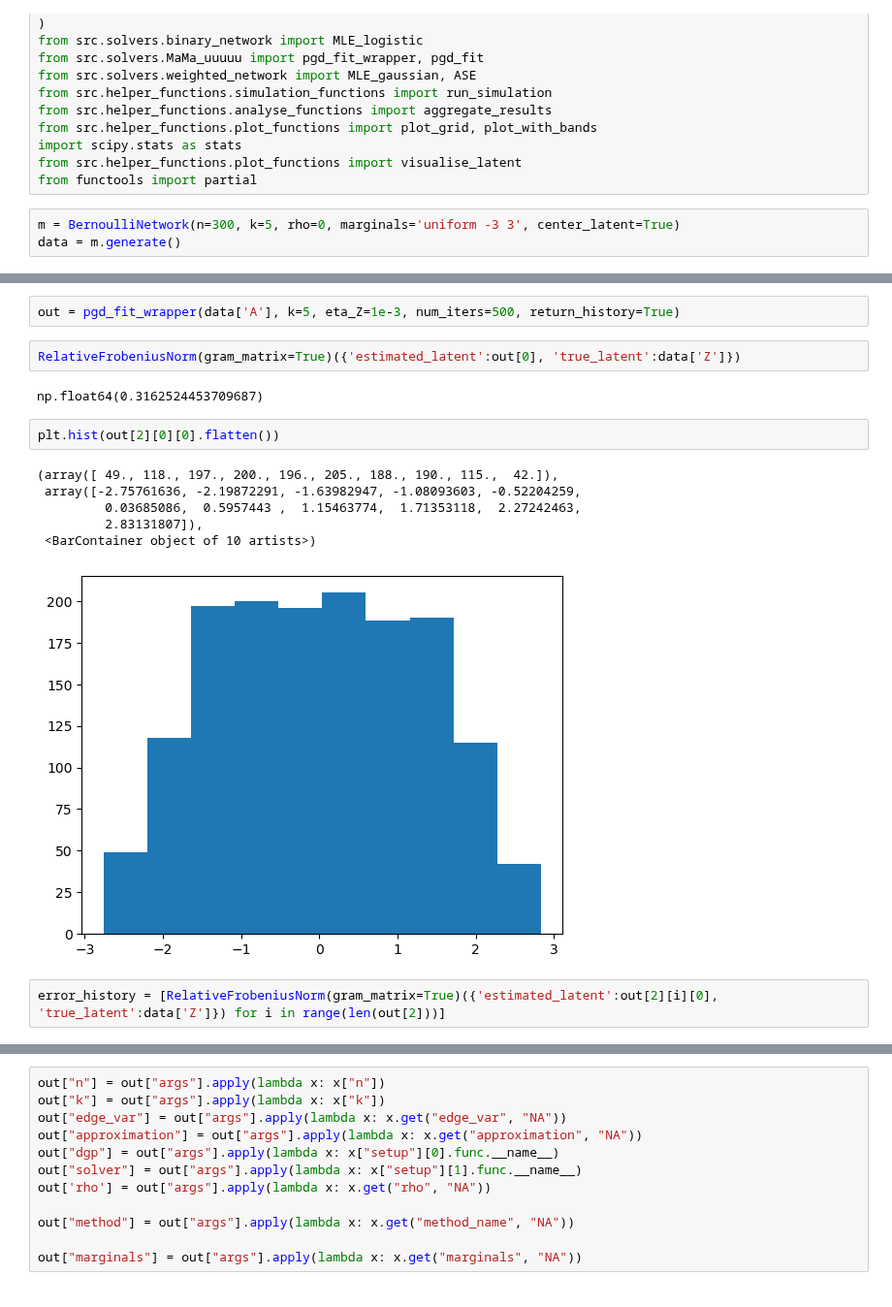
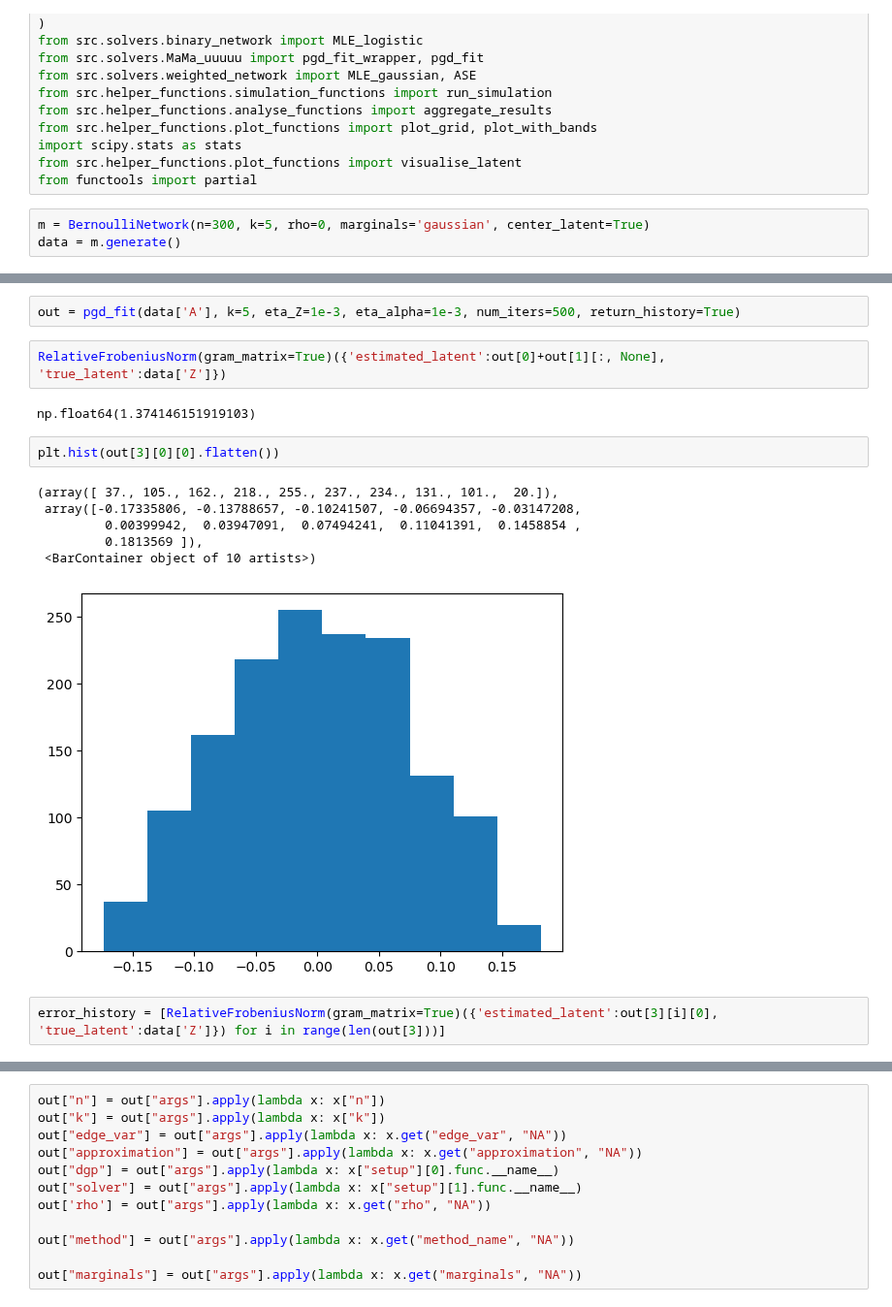
Before and after one commit to lorenzo-costa/testing-network-independence, a Jupyter notebook: notebooks/new_setup.ipynb, the cells around one changed output, grey strips where cells are left out. Shown at 97% size. Saved outputs shown, nothing was run; the diff lists cells and outputs as text.

```diff
--- a/notebooks/new_setup.ipynb
+++ b/notebooks/new_setup.ipynb
@@ -45,7 +45,7 @@ import scipy.stats as stats
 from src.helper_functions.plot_functions import visualise_latent
 from functools import partial
 # %%
-m = BernoulliNetwork(n=300, k=5, rho=0, marginals='uniform -3 3', center_latent=True)
+m = BernoulliNetwork(n=300, k=5, rho=0, marginals='gaussian', center_latent=True)
 data = m.generate()
 # %%
 data['A'].sum()/data['A'].size
@@ -63,20 +72,20 @@ plt.hist((data['Z']).flatten())
 # %%
-out = pgd_fit_wrapper(data['A'], k=5, eta_Z=1e-3, num_iters=500, return_history=True)
+out = pgd_fit(data['A'], k=5, eta_Z=1e-3, eta_alpha=1e-3, num_iters=500, return_history=True)
 # %%
-RelativeFrobeniusNorm(gram_matrix=True)({'estimated_latent':out[0], 'true_latent':data['Z']})
+RelativeFrobeniusNorm(gram_matrix=True)({'estimated_latent':out[0]+out[1][:, None], 'true_latent':data['Z']})
 # %% [output]
-np.float64(0.3162524453709687)
+np.float64(1.374146151919103)
 # %%
-plt.hist(out[2][0][0].flatten())
+plt.hist(out[3][0][0].flatten())
 # %% [output]
-(array([ 49., 118., 197., 200., 196., 205., 188., 190., 115.,  42.]),
- array([-2.75761636, -2.19872291, -1.63982947, -1.08093603, -0.52204259,
-         0.03685086,  0.5957443 ,  1.15463774,  1.71353118,  2.27242463,
-         2.83131807]),
+(array([ 37., 105., 162., 218., 255., 237., 234., 131., 101.,  20.]),
+ array([-0.17335806, -0.13788657, -0.10241507, -0.06694357, -0.03147208,
+         0.00399942,  0.03947091,  0.07494241,  0.11041391,  0.1458854 ,
+         0.1813569 ]),
  <BarContainer object of 10 artists>)
-[figure, old version]
+[figure, new version]
 # %%
-error_history = [RelativeFrobeniusNorm(gram_matrix=True)({'estimated_latent':out[2][i][0], 'true_latent':data['Z']}) for i in range(len(out[2]))]
+error_history = [RelativeFrobeniusNorm(gram_matrix=True)({'estimated_latent':out[3][i][0], 'true_latent':data['Z']}) for i in range(len(out[3]))]
 # %%
 plt.plot(error_history)
 # %% [output]
```
Also changed, not shown: parts of 8 cells of this notebook, 3 other files.
